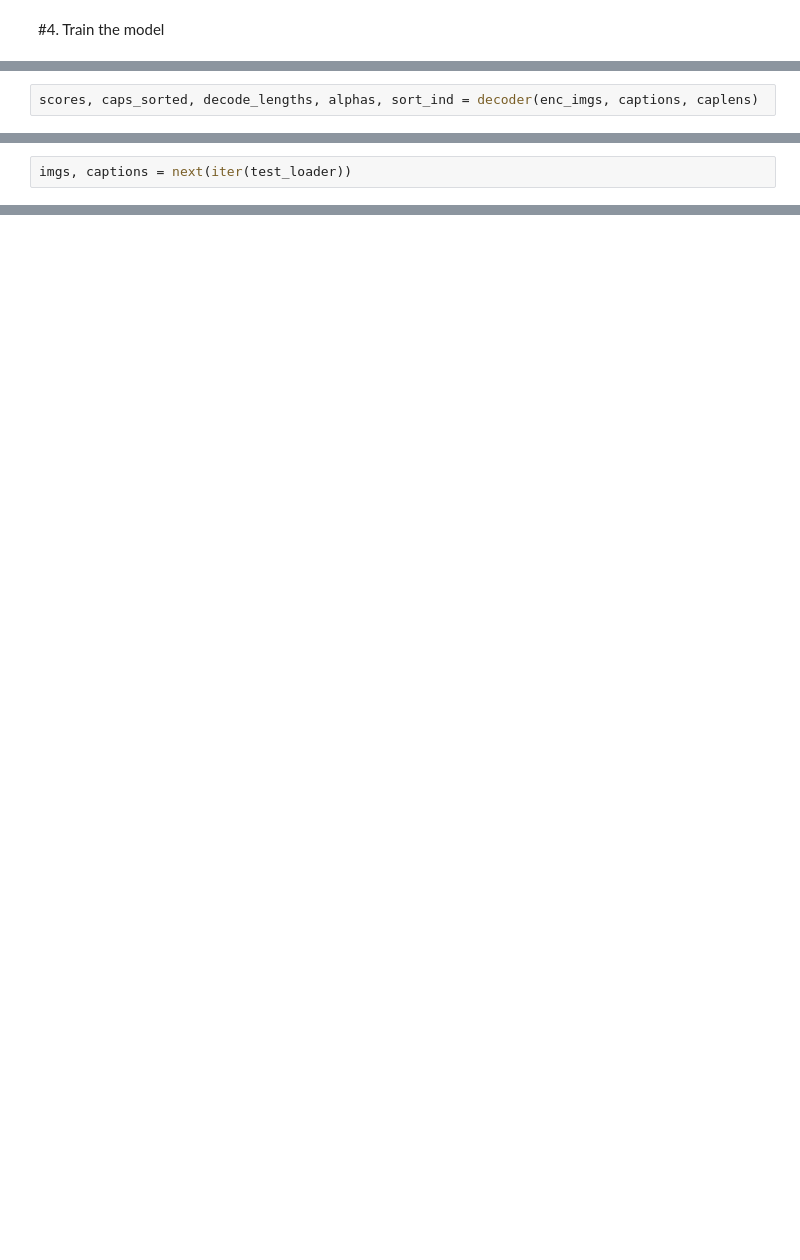
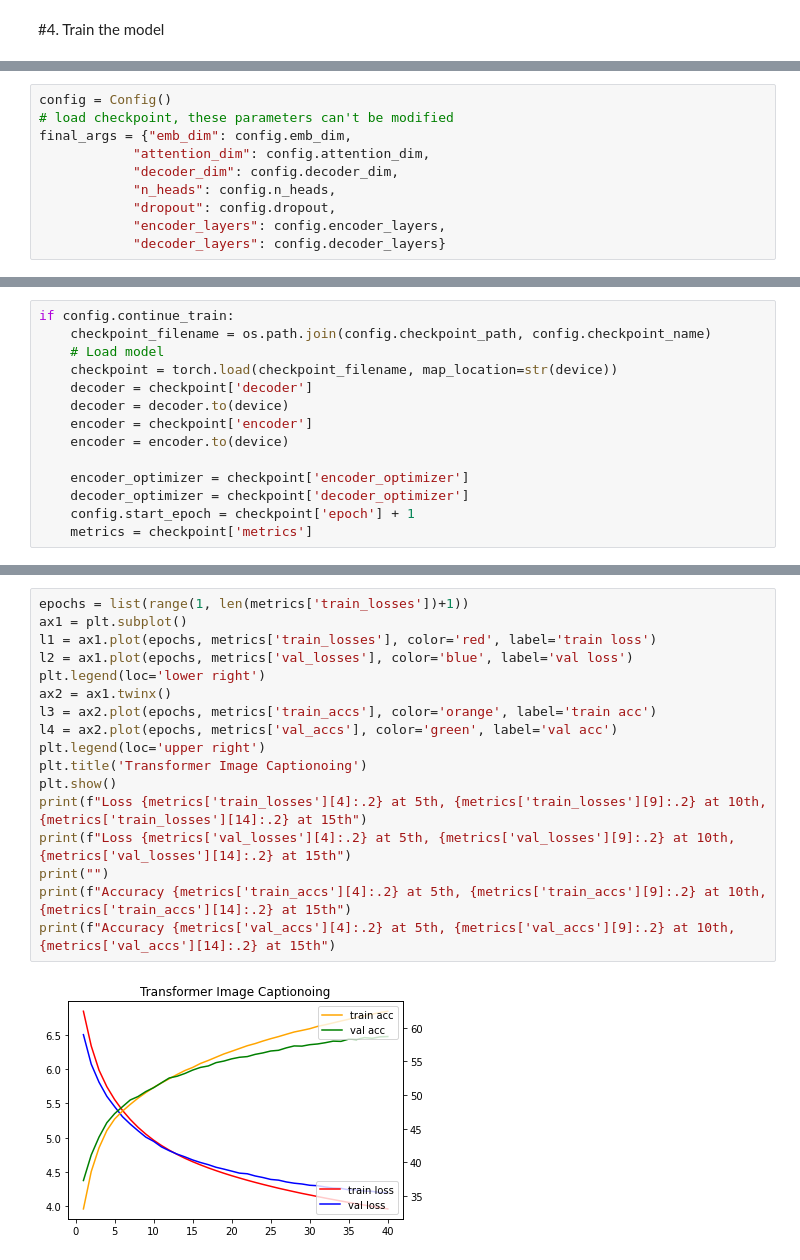
Before and after one commit to jeonghojo00/ImageCaptioning, a Jupyter notebook: ImgCaptioning_Transformer_flickr8k.ipynb, the cells around one changed output, grey strips where cells are left out. Cells and saved outputs as stored; diff of their text form; blank space fills up the shorter version.

```diff
--- a/ImgCaptioning_Transformer_flickr8k.ipynb
+++ b/ImgCaptioning_Transformer_flickr8k.ipynb
@@ -2396,2 +717,0 @@ imgs shape after encoder (CNN):  torch.Size([32, 14, 14, 2048])
-# %%
-scores, caps_sorted, decode_lengths, alphas, sort_ind = decoder(enc_imgs, captions, caplens)
@@ -2509,2 +717,0 @@ Custom_Transformer(
-# %%
-imgs, captions = next(iter(test_loader))
@@ -2613,0 +1126,10 @@ NameError: ignored
+# %%
+config = Config()
+# load checkpoint, these parameters can't be modified
+final_args = {"emb_dim": config.emb_dim,
+            "attention_dim": config.attention_dim,
+            "decoder_dim": config.decoder_dim,
+            "n_heads": config.n_heads,
+            "dropout": config.dropout,
+            "encoder_layers": config.encoder_layers,
+            "decoder_layers": config.decoder_layers}
@@ -2613,0 +1261,14 @@ NameError: ignored
+# %%
+if config.continue_train:
+    checkpoint_filename = os.path.join(config.checkpoint_path, config.checkpoint_name)
+    # Load model
+    checkpoint = torch.load(checkpoint_filename, map_location=str(device))
+    decoder = checkpoint['decoder']
+    decoder = decoder.to(device)
+    encoder = checkpoint['encoder']
+    encoder = encoder.to(device)
+
+    encoder_optimizer = checkpoint['encoder_optimizer']
+    decoder_optimizer = checkpoint['decoder_optimizer']
+    config.start_epoch = checkpoint['epoch'] + 1
+    metrics = checkpoint['metrics']
@@ -2613,0 +1364,19 @@ NameError: ignored
+# %%
+epochs = list(range(1, len(metrics['train_losses'])+1))
+ax1 = plt.subplot()
+l1 = ax1.plot(epochs, metrics['train_losses'], color='red', label='train loss')
+l2 = ax1.plot(epochs, metrics['val_losses'], color='blue', label='val loss')
+plt.legend(loc='lower right')
+ax2 = ax1.twinx()
+l3 = ax2.plot(epochs, metrics['train_accs'], color='orange', label='train acc')
+l4 = ax2.plot(epochs, metrics['val_accs'], color='green', label='val acc')
+plt.legend(loc='upper right')
+plt.title('Transformer Image Captionoing')
+plt.show()
+print(f"Loss {metrics['train_losses'][4]:.2} at 5th, {metrics['train_losses'][9]:.2} at 10th, {metrics['train_losses'][14]:.2} at 15th")
+print(f"Loss {metrics['val_losses'][4]:.2} at 5th, {metrics['val_losses'][9]:.2} at 10th, {metrics['val_losses'][14]:.2} at 15th")
+print("")
+print(f"Accuracy {metrics['train_accs'][4]:.2} at 5th, {metrics['train_accs'][9]:.2} at 10th, {metrics['train_accs'][14]:.2} at 15th")
+print(f"Accuracy {metrics['val_accs'][4]:.2} at 5th, {metrics['val_accs'][9]:.2} at 10th, {metrics['val_accs'][14]:.2} at 15th")
+# %% [output]
+[figure, added]
```
Also changed, not shown: parts of 118 cells of this notebook.
